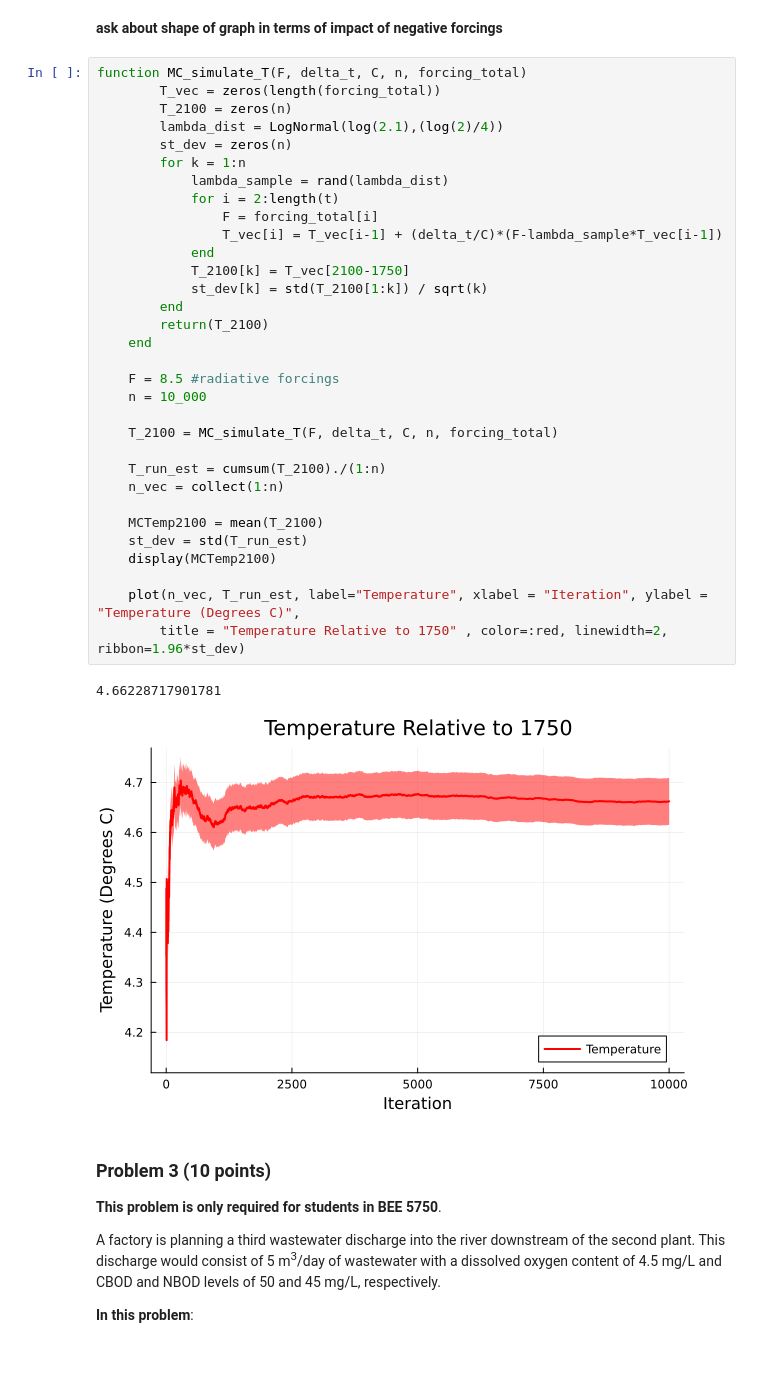
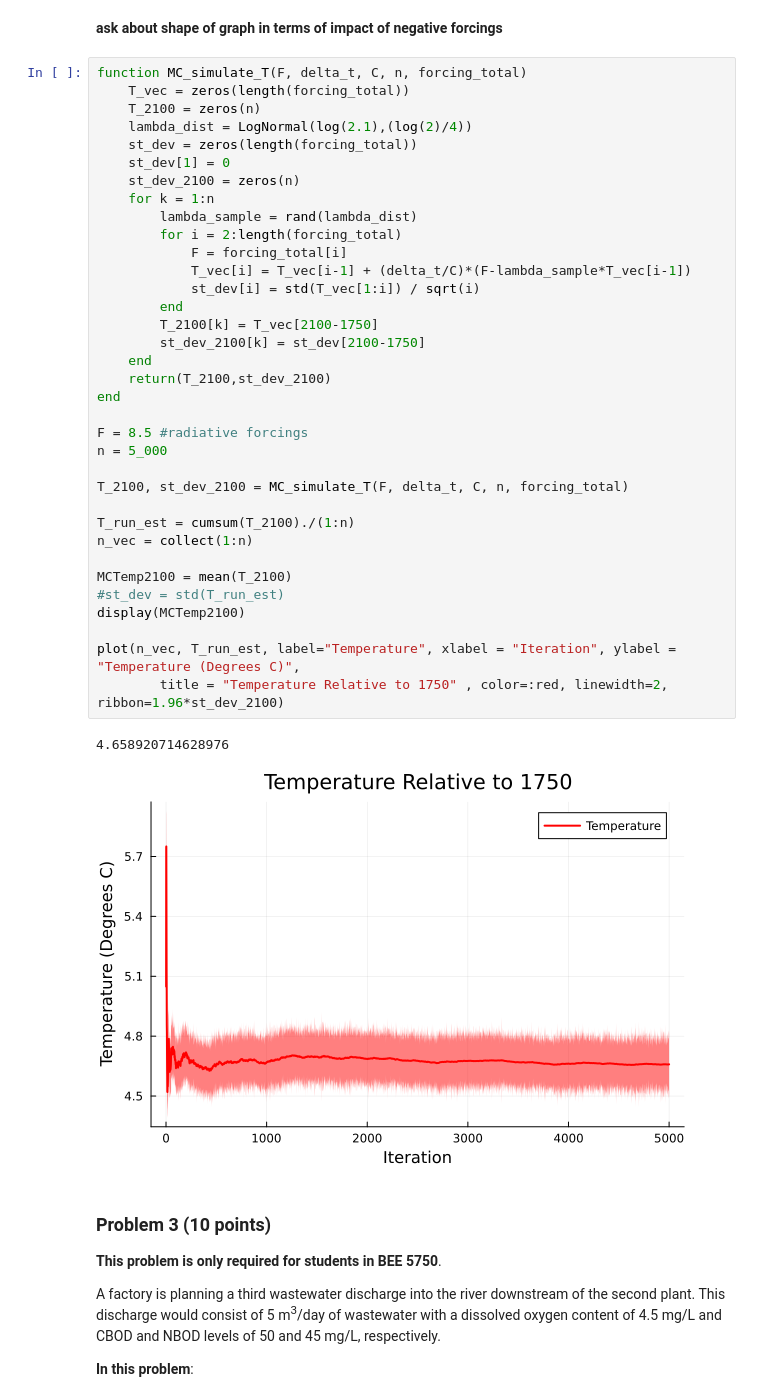
Before and after one commit to BEE4750-FA24/hw3-last-three-braincells, a Jupyter notebook: hw03.ipynb, the cells around one changed output. Saved outputs shown, nothing was run; the diff lists cells and outputs as text; blank space fills up the shorter version.

Commit message:
confidence interval on graph

```diff
--- a/hw03.ipynb
+++ b/hw03.ipynb
@@ -398,39 +398,42 @@ plot(t, T_vec, label="Temperature", xlabel = "Year", ylabel = "Temperature (Degr
 **ask about shape of graph in terms of impact of negative forcings**
 # %%
 function MC_simulate_T(F, delta_t, C, n, forcing_total)
-        T_vec = zeros(length(forcing_total))
-        T_2100 = zeros(n)
-        lambda_dist = LogNormal(log(2.1),(log(2)/4))
-        st_dev = zeros(n)
-        for k = 1:n
-            lambda_sample = rand(lambda_dist)
-            for i = 2:length(t)
-                F = forcing_total[i]
-                T_vec[i] = T_vec[i-1] + (delta_t/C)*(F-lambda_sample*T_vec[i-1])
-            end
-            T_2100[k] = T_vec[2100-1750]
-            st_dev[k] = std(T_2100[1:k]) / sqrt(k)
-        end
-        return(T_2100)
+    T_vec = zeros(length(forcing_total))
+    T_2100 = zeros(n)
+    lambda_dist = LogNormal(log(2.1),(log(2)/4))
+    st_dev = zeros(length(forcing_total))
+    st_dev[1] = 0
+    st_dev_2100 = zeros(n)
+    for k = 1:n
+        lambda_sample = rand(lambda_dist)
+        for i = 2:length(forcing_total)
+            F = forcing_total[i]
+            T_vec[i] = T_vec[i-1] + (delta_t/C)*(F-lambda_sample*T_vec[i-1])
+            st_dev[i] = std(T_vec[1:i]) / sqrt(i)
+        end
+        T_2100[k] = T_vec[2100-1750]
+        st_dev_2100[k] = st_dev[2100-1750]
     end
+    return(T_2100,st_dev_2100)
+end
 
-    F = 8.5 #radiative forcings
-    n = 10_000
+F = 8.5 #radiative forcings
+n = 5_000
 
-    T_2100 = MC_simulate_T(F, delta_t, C, n, forcing_total)
+T_2100, st_dev_2100 = MC_simulate_T(F, delta_t, C, n, forcing_total)
 
-    T_run_est = cumsum(T_2100)./(1:n)
-    n_vec = collect(1:n)
+T_run_est = cumsum(T_2100)./(1:n)
+n_vec = collect(1:n)
 
-    MCTemp2100 = mean(T_2100)
-    st_dev = std(T_run_est)
-    display(MCTemp2100)
+MCTemp2100 = mean(T_2100)
+#st_dev = std(T_run_est)
+display(MCTemp2100)
 
-    plot(n_vec, T_run_est, label="Temperature", xlabel = "Iteration", ylabel = "Temperature (Degrees C)",
-        title = "Temperature Relative to 1750" , color=:red, linewidth=2, ribbon=1.96*st_dev)
+plot(n_vec, T_run_est, label="Temperature", xlabel = "Iteration", ylabel = "Temperature (Degrees C)",
+        title = "Temperature Relative to 1750" , color=:red, linewidth=2, ribbon=1.96*st_dev_2100)
 # %% [output]
-4.66228717901781
+4.658920714628976
-[figure, old version]
+[figure, new version]
 # %% [markdown]
 ### Problem 3 (10 points)
 
```
Also changed, not shown: parts of 2 cells of this notebook.
